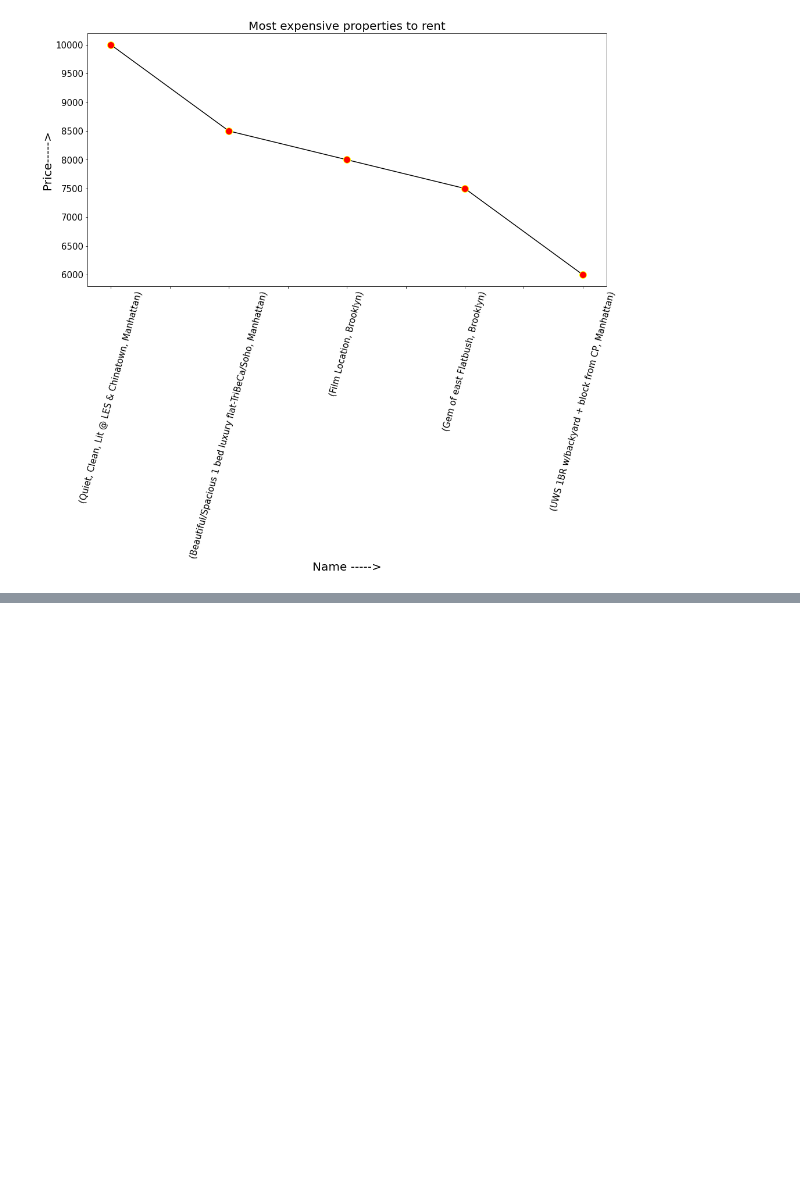
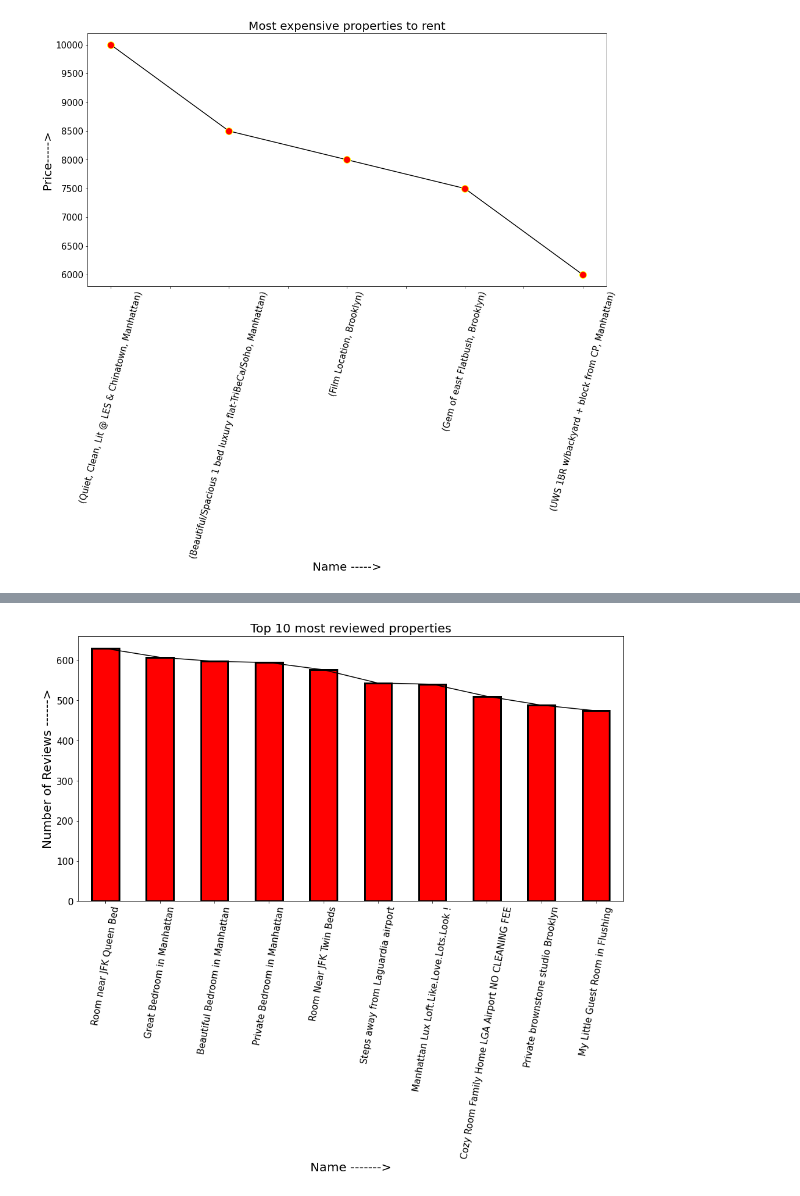
Before and after one commit to amol004/Airbnb-booking-analysis, a Jupyter notebook: Airbnb_bookings_analysis.ipynb, the cells around one changed output, grey strips where cells are left out. Cells and saved outputs as stored; diff of their text form; code cells hidden in the pictures; blank space fills up the shorter version.

```diff
--- a/Airbnb_bookings_analysis.ipynb
+++ b/Airbnb_bookings_analysis.ipynb
@@ -312,0 +298,9 @@ airbnb_df.groupby('name')['number_of_reviews'].mean().sort_values(ascending=Fals
+# %%
+ll.plot(color='black') # line color
+ll.plot(kind='bar',color=['red'],linewidth=3,edgecolor='black') # plottting barplot using matplotlib
+plt.title('Top 10 most reviewed properties',fontsize=20) # title
+plt.xlabel('Name ------->',fontsize=20) # x axis label
+plt.ylabel('Number of Reviews ------>',fontsize=20) # y axis label
+plt.xticks(rotation=80); # x axis labels rotation
+# %% [output]
+[figure, added]
```
Also changed, not shown: parts of 2 cells of this notebook.
